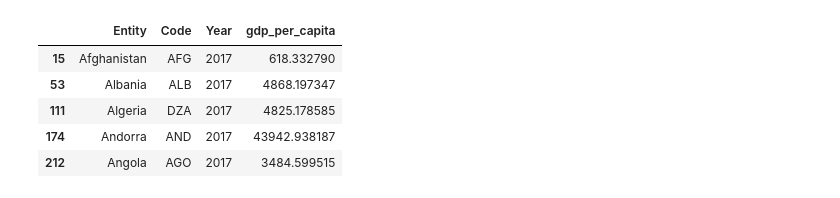
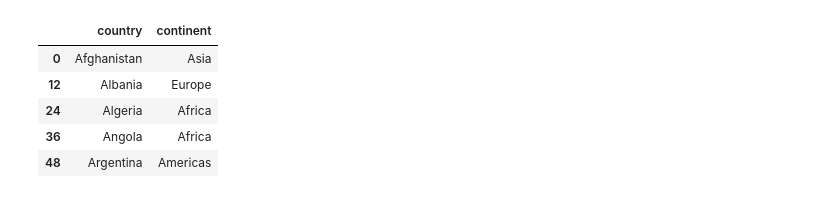
Before and after one commit to manojkdey/GW-test_repo1, a Jupyter notebook: Project-1/scripts/Untitled.ipynb, the cells around one changed output. Cells and saved outputs as stored; diff of their text form; code cells hidden in the pictures.

```diff
--- a/Project-1/scripts/Untitled.ipynb
+++ b/Project-1/scripts/Untitled.ipynb
@@ -13,10 +0,0 @@ world_gdp = pd.read_csv("../resources/world-gdp-over-the-last-two-millennia.csv"
-# %%
-gdp_per_capita_2017 = gdp_per_capita.loc[gdp_per_capita["Year"] == 2017, :]
-gdp_per_capita_2017.head()
-# %% [output]
-|  | Entity | Code | Year | gdp_per_capita |
-| 15 | Afghanistan | AFG | 2017 | 618.332790 |
-| 53 | Albania | ALB | 2017 | 4868.197347 |
-| 111 | Algeria | DZA | 2017 | 4825.178585 |
-| 174 | Andorra | AND | 2017 | 43942.938187 |
-| 212 | Angola | AGO | 2017 | 3484.599515 |
@@ -22,0 +15,11 @@ gdp_per_capita_2017.head()
+# %%
+url = 'https://raw.githubusercontent.com/plotly/datasets/master/gapminderDataFiveYear.csv'
+country_continent = pd.read_csv(url).loc[:,["country", "continent"]].drop_duplicates()
+country_continent.head()
+# %% [output]
+|  | country | continent |
+| 0 | Afghanistan | Asia |
+| 12 | Albania | Europe |
+| 24 | Algeria | Africa |
+| 36 | Angola | Africa |
+| 48 | Argentina | Americas |
```
Also changed, not shown: parts of 15 cells of this notebook, 3 other files.
